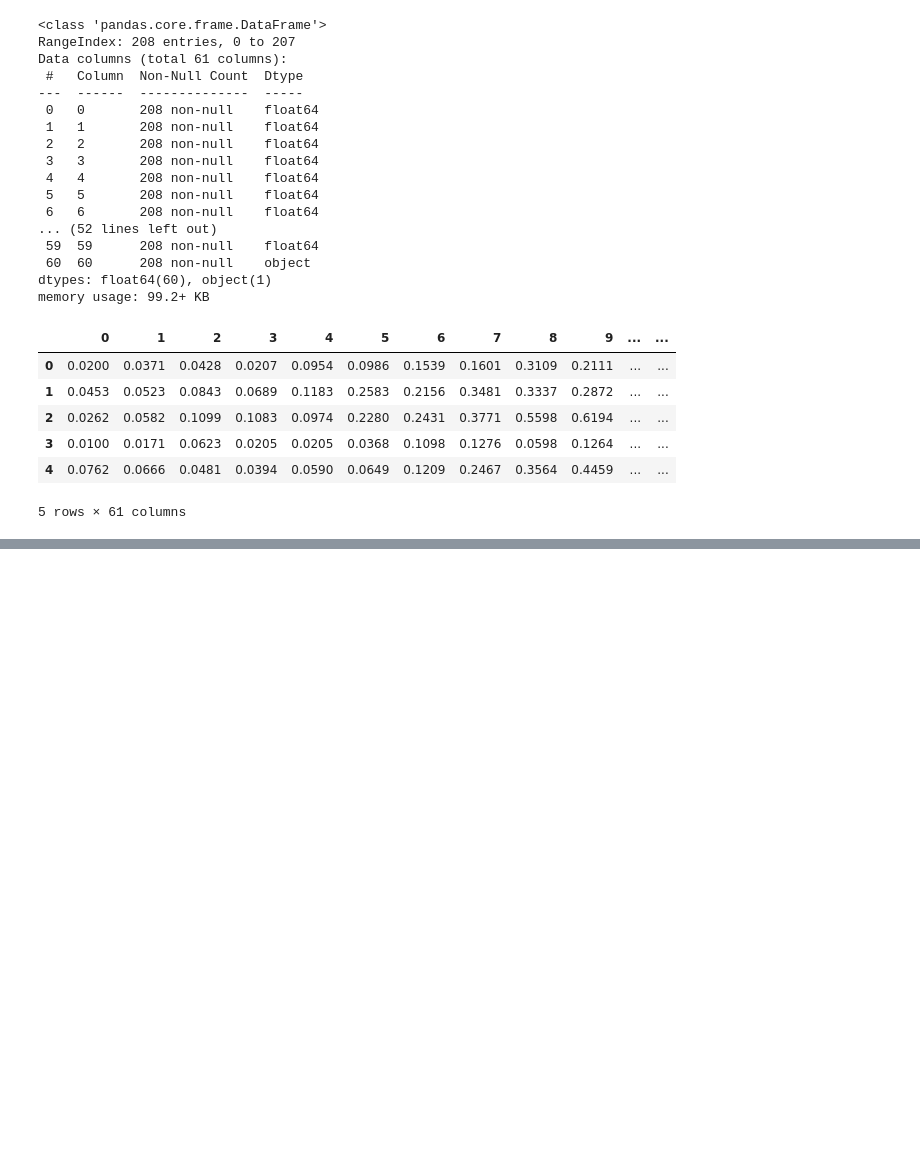
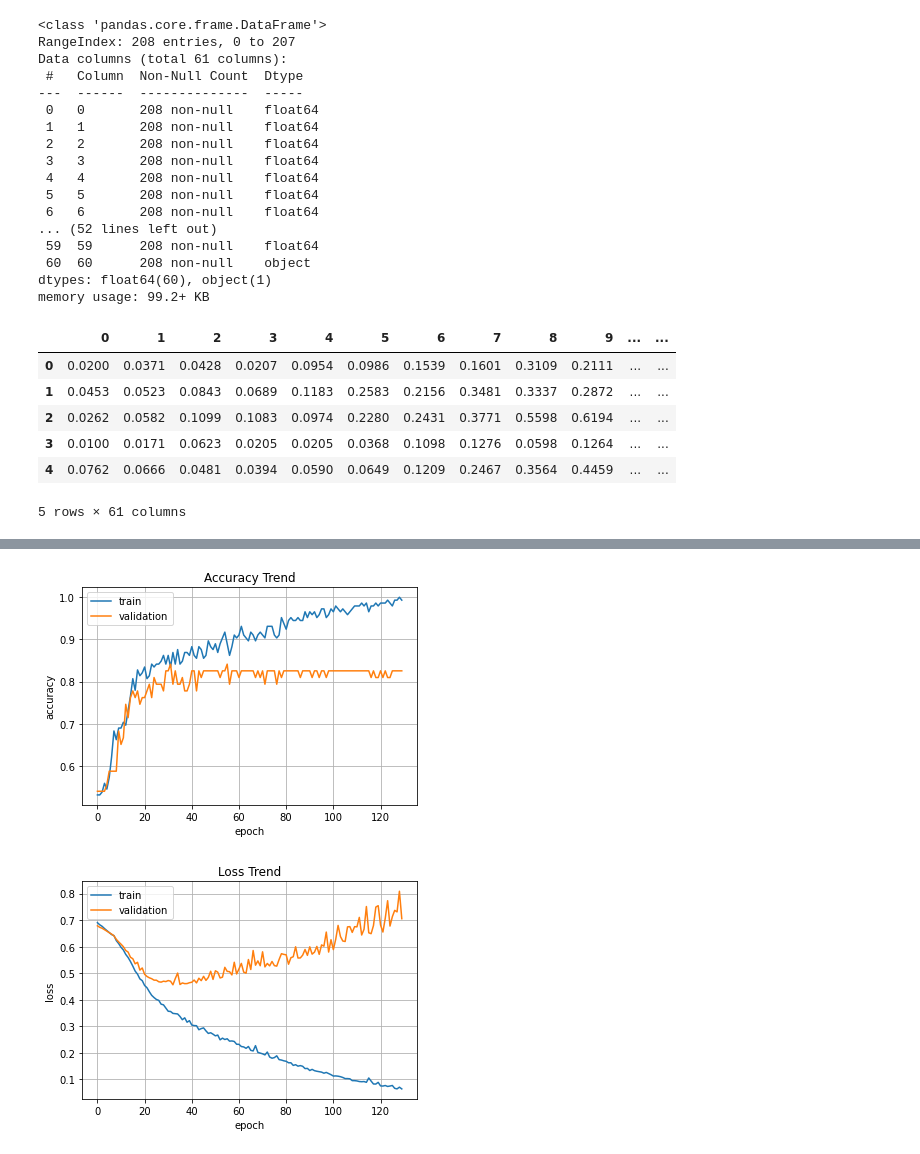
Before and after one commit to lee-kangpyo/pythonAI, a Jupyter notebook: modu/4. 과적합-초음파 광물 예측하기.ipynb, the cells around one changed output, grey strips where cells are left out. Saved outputs shown, nothing was run; the diff lists cells and outputs as text; code cells hidden in the pictures; blank space fills up the shorter version.

Commit message:
초음파 광물 예측하기 학습셋과 초음파셋으로 분리하기

```diff
--- a/modu/4. 과적합-초음파 광물 예측하기.ipynb
+++ b/modu/4. 과적합-초음파 광물 예측하기.ipynb
@@ -114,0 +144,17 @@ Accuracy : 0.004292684141546488
+# %%
+# 학습셋과 테스트셋 분리
+x_train, x_test, y_train, y_test = train_test_split(x, y, test_size = 0.3, random_state = seed)
+
+# 모델설정
+model = Sequential()
+model.add(Dense(24, input_dim = 60, activation = "relu"))
+model.add(Dense(10, activation = "relu"))
+model.add(Dense(1, activation = "sigmoid"))
+model.summary()
+
+# 모델 컴파일
+model.compile(loss = "binary_crossentropy", optimizer = "adam", metrics = ["accuracy"])
+
+# 학습
+# model.fit(x_train, y_train, epochs = 130, batch_size = 5)
+hist = model.fit(x_train, y_train, epochs = 130, batch_size = 5, validation_data=(x_test, y_test))
@@ -114,0 +185,23 @@ Accuracy : 0.004292684141546488
+# %%
+import matplotlib.pyplot as plt
+
+plt.plot(hist.history["accuracy"])
+plt.plot(hist.history["val_accuracy"])
+plt.title("Accuracy Trend")
+plt.ylabel("accuracy")
+plt.xlabel("epoch")
+plt.legend(["train", "validation"], loc="best")
+plt.grid()
+plt.show()
+
+plt.plot(hist.history["loss"])
+plt.plot(hist.history["val_loss"])
+plt.title("Loss Trend")
+plt.ylabel("loss")
+plt.xlabel("epoch")
+plt.legend(["train", "validation"], loc="best")
+plt.grid()
+plt.show()
+# %% [output]
+[figure, added]
+[figure, added]
```
Also changed, not shown: parts of 9 cells of this notebook.
